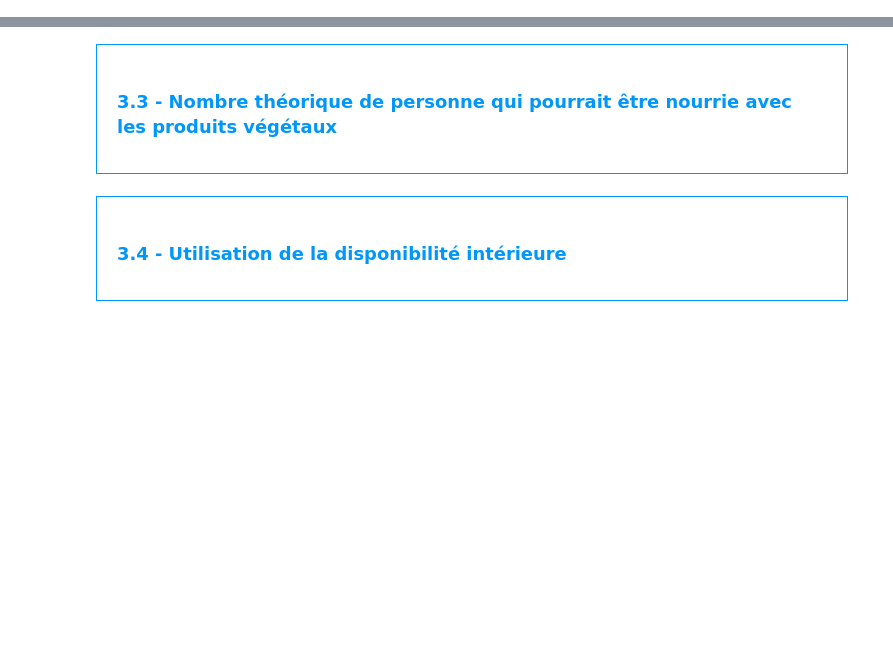
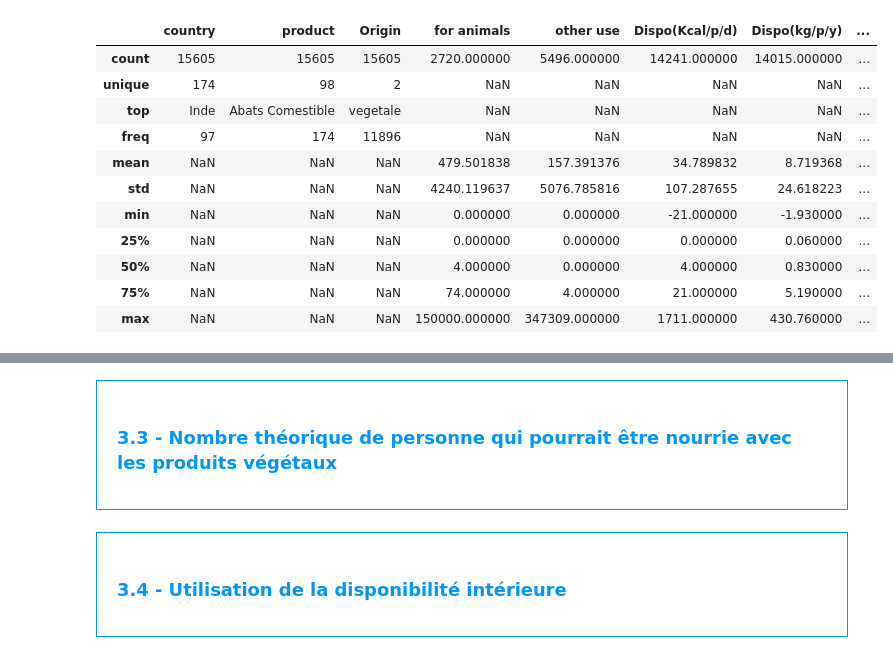
Before and after one commit to zizou47/Data-Science-Projects, a Jupyter notebook: Food, Agriculture Organization (FAO) analysis/analysis.ipynb, the cells around one changed output, grey strips where cells are left out. Saved outputs shown, nothing was run; the diff lists cells and outputs as text; code cells hidden in the pictures; blank space fills up the shorter version.

```diff
--- a/Food, Agriculture Organization (FAO) analysis/analysis.ipynb
+++ b/Food, Agriculture Organization (FAO) analysis/analysis.ipynb
@@ -47,14 +31,15 @@ import pandas as pd
 </div>
 # %%
-#Importation du fichier population.csv
-population = pd.read_csv('population.csv')
+# population.csv
+population = pd.read_csv('./data/population.csv', sep=',')
 
-#Importation du fichier dispo_alimentaire.csv
+# disponibility.csv
+disponibility = pd.read_csv('./data/disponibility.csv', sep=',')
 
+# alimentary.csv
+alimentary = pd.read_csv('./data/alimentary.csv', sep=',')
 
-#Importation du fichier aide_alimentaire.csv
-
-
-#Importation du fichier sous_nutrition.csv
+# nutrition.csv
+nutrition = pd.read_csv('./data/nutrition.csv', sep=',')
 # %% [markdown]
 <div style="background-color: RGB(0,150,250);" >
@@ -96,0 +108,15 @@ Le tableau comporte 3 colonne(s)
+# %%
+disponibility.describe(include='all')
+# %% [output]
+|  | country | product | Origin | for animals | other use | Dispo(Kcal/p/d) | Dispo(kg/p/y) | ... |
+| count | 15605 | 15605 | 15605 | 2720.000000 | 5496.000000 | 14241.000000 | 14015.000000 | ... |
+| unique | 174 | 98 | 2 | NaN | NaN | NaN | NaN | ... |
+| top | Inde | Abats Comestible | vegetale | NaN | NaN | NaN | NaN | ... |
+| freq | 97 | 174 | 11896 | NaN | NaN | NaN | NaN | ... |
+| mean | NaN | NaN | NaN | 479.501838 | 157.391376 | 34.789832 | 8.719368 | ... |
+| std | NaN | NaN | NaN | 4240.119637 | 5076.785816 | 107.287655 | 24.618223 | ... |
+| min | NaN | NaN | NaN | 0.000000 | 0.000000 | -21.000000 | -1.930000 | ... |
+| 25% | NaN | NaN | NaN | 0.000000 | 0.000000 | 0.000000 | 0.060000 | ... |
+| 50% | NaN | NaN | NaN | 4.000000 | 0.000000 | 4.000000 | 0.830000 | ... |
+| 75% | NaN | NaN | NaN | 74.000000 | 4.000000 | 21.000000 | 5.190000 | ... |
+| max | NaN | NaN | NaN | 150000.000000 | 347309.000000 | 1711.000000 | 430.760000 | ... |
```
Also changed, not shown: parts of 72 cells of this notebook, 7 other files.
